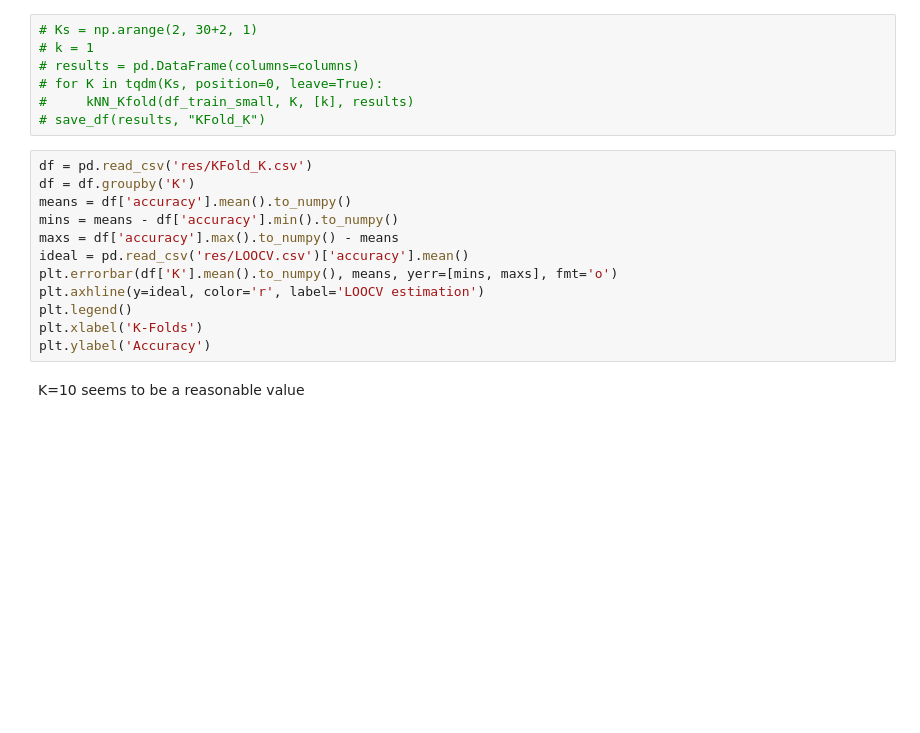
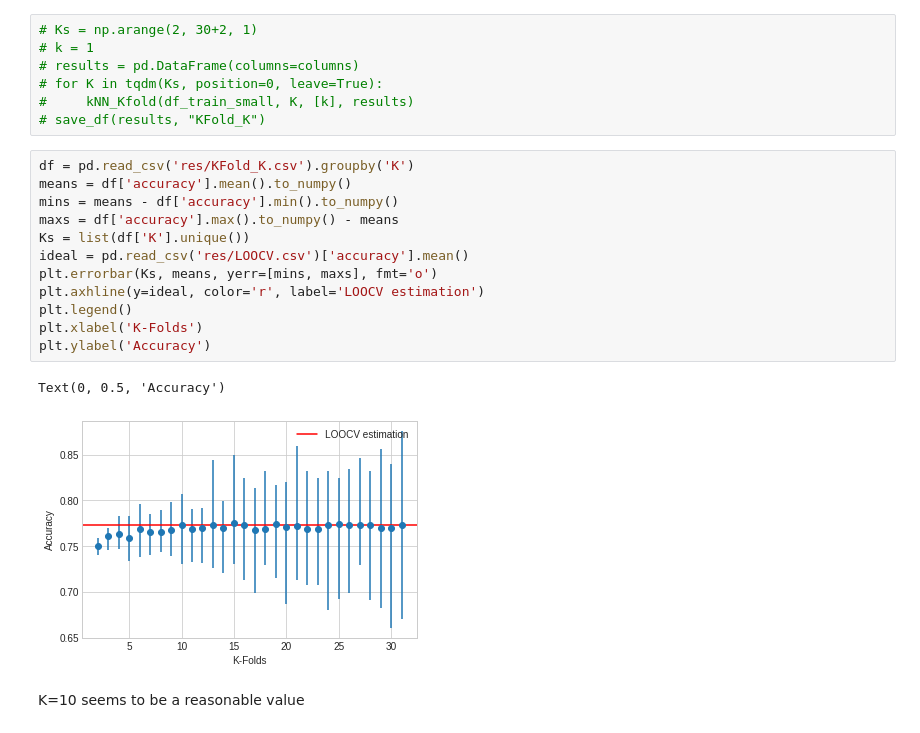
Before and after one commit to AvalosM/kNN-classifier, a Jupyter notebook: notebooks/analysis.ipynb, the cells around one changed output. Saved outputs shown, nothing was run; the diff lists cells and outputs as text; blank space fills up the shorter version.

Commit message:
Update analysis notebook kNN_PCA_Kfold function new test results

```diff
--- a/notebooks/analysis.ipynb
+++ b/notebooks/analysis.ipynb
@@ -118,17 +131,20 @@ columns = ["K", "k", "size", "accuracy", "precision", "recall", "f1"]
 #     kNN_Kfold(df_train_small, K, [k], results)
 # save_df(results, "KFold_K")
 # %%
-df = pd.read_csv('res/KFold_K.csv')
-df = df.groupby('K')
+df = pd.read_csv('res/KFold_K.csv').groupby('K')
 means = df['accuracy'].mean().to_numpy()
 mins = means - df['accuracy'].min().to_numpy()
 maxs = df['accuracy'].max().to_numpy() - means
+Ks = list(df['K'].unique())
 ideal = pd.read_csv('res/LOOCV.csv')['accuracy'].mean()
-plt.errorbar(df['K'].mean().to_numpy(), means, yerr=[mins, maxs], fmt='o')
+plt.errorbar(Ks, means, yerr=[mins, maxs], fmt='o')
 plt.axhline(y=ideal, color='r', label='LOOCV estimation')
 plt.legend()
 plt.xlabel('K-Folds')
 plt.ylabel('Accuracy')
+# %% [output]
+Text(0, 0.5, 'Accuracy')
+[figure, added]
 # %% [markdown]
 K=10 seems to be a reasonable value
 # %%
```
Also changed, not shown: parts of 25 cells of this notebook, 6 other files.
